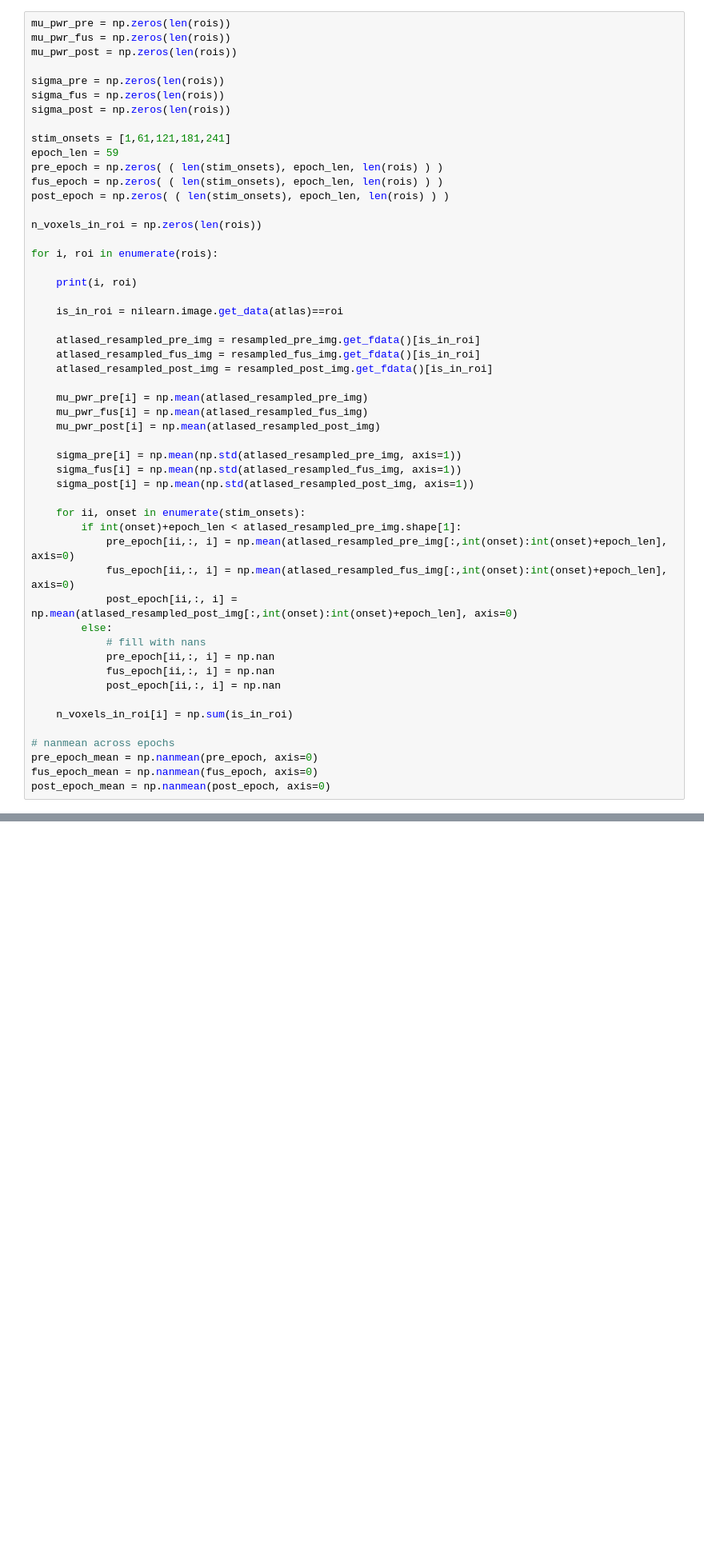
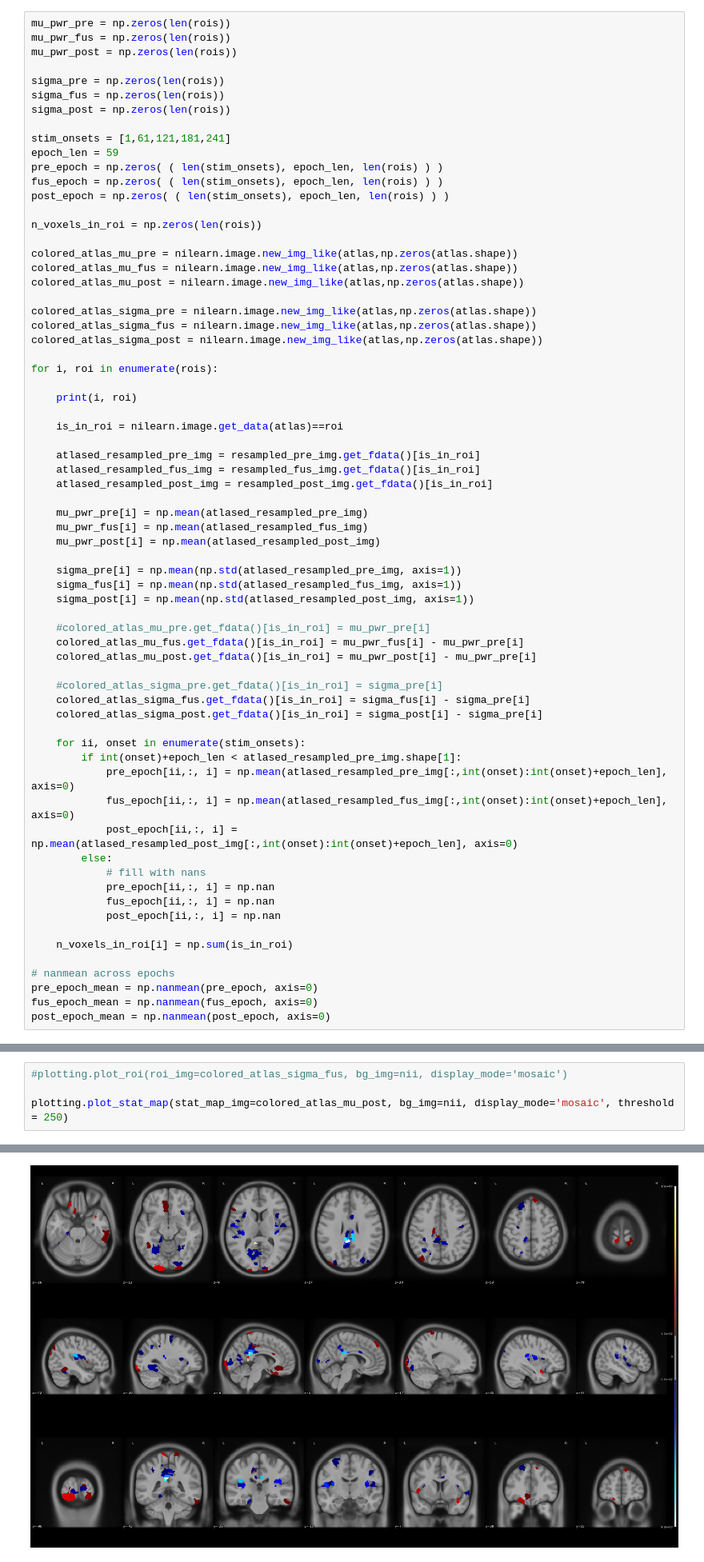
Before and after one commit to dmochow/fus, a Jupyter notebook: code/analyze_processed_bold.ipynb, the cells around one changed output, grey strips where cells are left out. Shown at 80% size. Cells and saved outputs as stored; diff of their text form; blank space fills up the shorter version.

```diff
--- a/code/analyze_processed_bold.ipynb
+++ b/code/analyze_processed_bold.ipynb
@@ -75,6 +135,14 @@ fus_epoch = np.zeros( ( len(stim_onsets), epoch_len, len(rois) ) )
 post_epoch = np.zeros( ( len(stim_onsets), epoch_len, len(rois) ) )
 
 n_voxels_in_roi = np.zeros(len(rois))
+
+colored_atlas_mu_pre = nilearn.image.new_img_like(atlas,np.zeros(atlas.shape))
+colored_atlas_mu_fus = nilearn.image.new_img_like(atlas,np.zeros(atlas.shape))
+colored_atlas_mu_post = nilearn.image.new_img_like(atlas,np.zeros(atlas.shape))
+
+colored_atlas_sigma_pre = nilearn.image.new_img_like(atlas,np.zeros(atlas.shape))
+colored_atlas_sigma_fus = nilearn.image.new_img_like(atlas,np.zeros(atlas.shape))
+colored_atlas_sigma_post = nilearn.image.new_img_like(atlas,np.zeros(atlas.shape))
 
 for i, roi in enumerate(rois):
 
@@ -94,6 +162,14 @@ for i, roi in enumerate(rois):
     sigma_fus[i] = np.mean(np.std(atlased_resampled_fus_img, axis=1))
     sigma_post[i] = np.mean(np.std(atlased_resampled_post_img, axis=1))
 
+    #colored_atlas_mu_pre.get_fdata()[is_in_roi] = mu_pwr_pre[i]
+    colored_atlas_mu_fus.get_fdata()[is_in_roi] = mu_pwr_fus[i] - mu_pwr_pre[i]
+    colored_atlas_mu_post.get_fdata()[is_in_roi] = mu_pwr_post[i] - mu_pwr_pre[i]
+
+    #colored_atlas_sigma_pre.get_fdata()[is_in_roi] = sigma_pre[i]
+    colored_atlas_sigma_fus.get_fdata()[is_in_roi] = sigma_fus[i] - sigma_pre[i]
+    colored_atlas_sigma_post.get_fdata()[is_in_roi] = sigma_post[i] - sigma_pre[i]
+
     for ii, onset in enumerate(stim_onsets):
         if int(onset)+epoch_len < atlased_resampled_pre_img.shape[1]:
             pre_epoch[ii,:, i] = np.mean(atlased_resampled_pre_img[:,int(onset):int(onset)+epoch_len], axis=0)
@@ -229,3 +306,8 @@ atlased_resampled_post_img = resampled_post_img.get_fdata()[is_in_roi ]
 """
 # %% [output]
 "\nroi = 134\nis_in_roi = nilearn.image.get_data(atlas)==roi\natlased_resampled_pre_img = resampled_pre_img.get_fdata()[is_in_roi ]\natlased_resampled_fus_img = resampled_fus_img.get_fdata()[is_in_roi ...
+# %%
+#plotting.plot_roi(roi_img=colored_atlas_sigma_fus, bg_img=nii, display_mode='mosaic')
+
+plotting.plot_stat_map(stat_map_img=colored_atlas_mu_post, bg_img=nii, display_mode='mosaic', threshold = 250)
+# %% [output]
@@ -231,0 +315 @@ atlased_resampled_post_img = resampled_post_img.get_fdata()[is_in_roi ]
+[figure, added]
```
Also changed, not shown: parts of 13 cells of this notebook, 3 other files.
